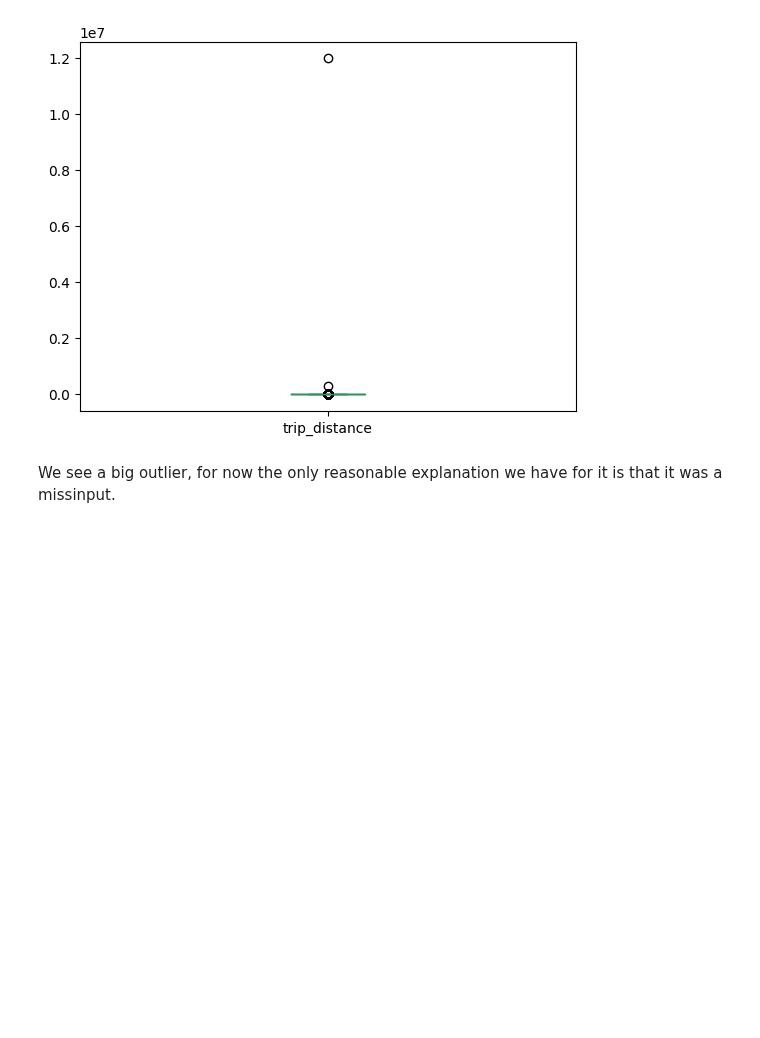
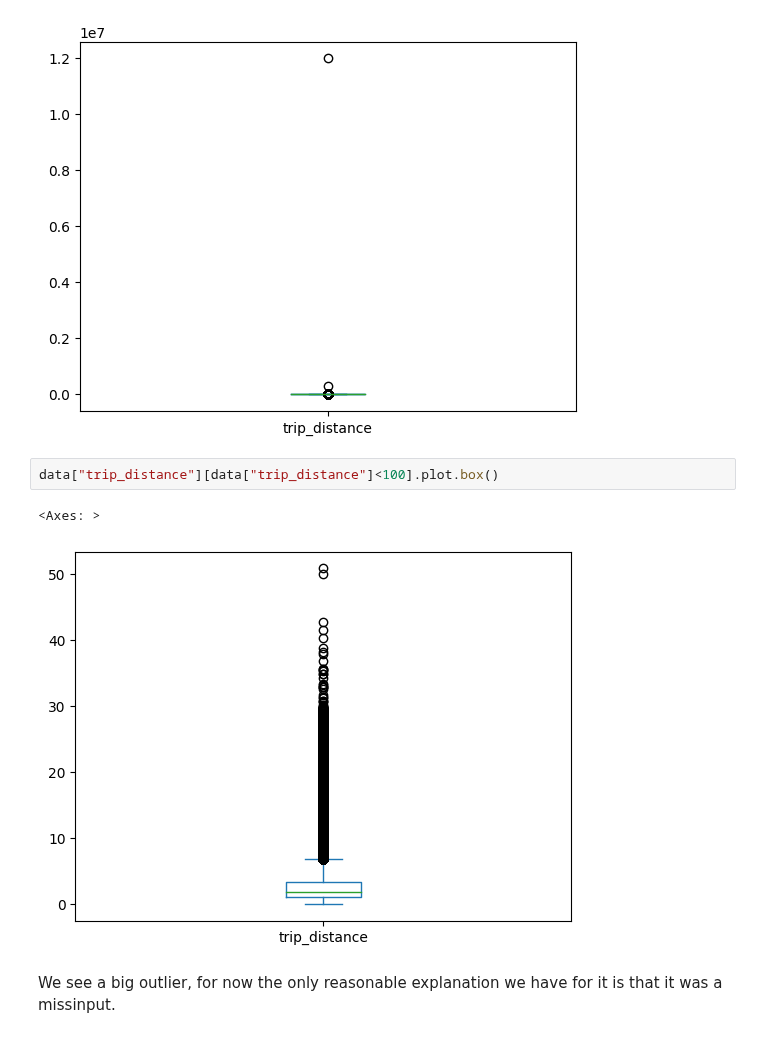
Before and after one commit to MichalKrzyzanski2002/Foundations-Data-Science-Project, a Jupyter notebook: Cleaning.ipynb, the cells around one changed output. Cells and saved outputs as stored; diff of their text form; blank space fills up the shorter version.

```diff
--- a/Cleaning.ipynb
+++ b/Cleaning.ipynb
@@ -412,6 +424,11 @@ data["trip_distance"].plot.box()
 # %% [output]
 <Axes: >
 [figure]
+# %%
+data["trip_distance"][data["trip_distance"]<100].plot.box()
+# %% [output]
+<Axes: >
+[figure, added]
 # %% [markdown]
 We see a big outlier, for now the only reasonable explanation we have for it is that it was a missinput.
 # %%
```
Also changed, not shown: parts of 33 cells of this notebook.
